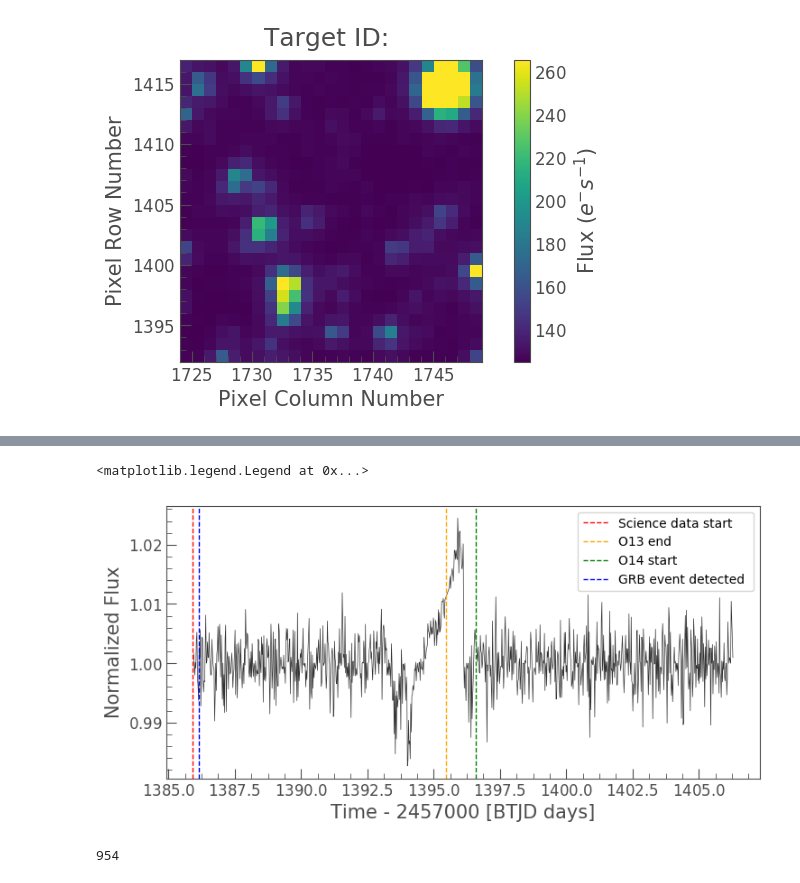
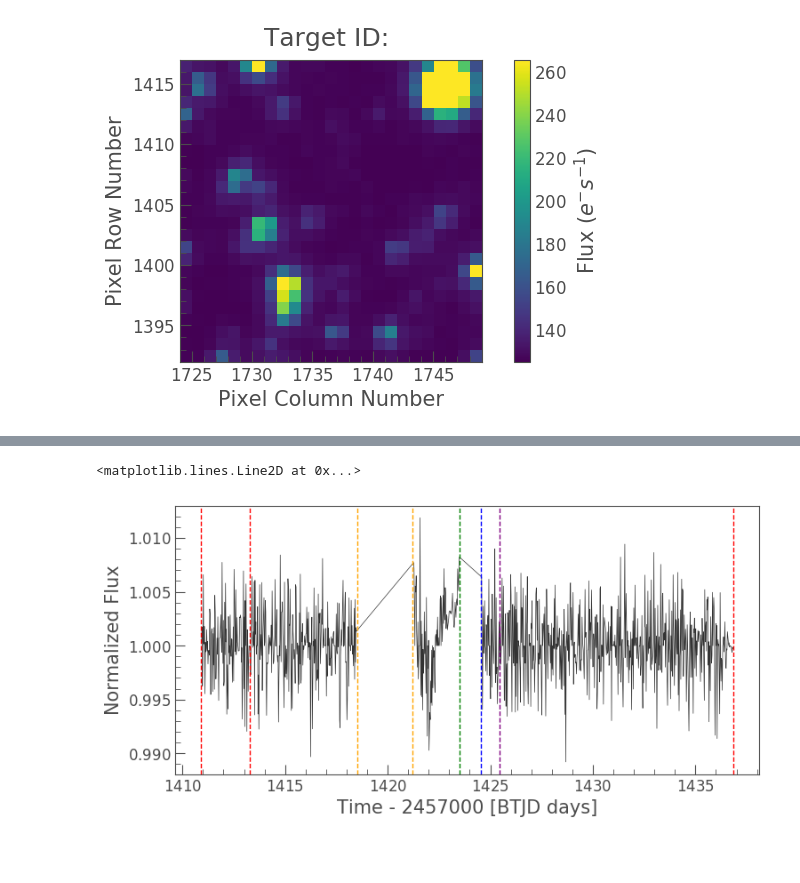
Before and after one commit to FGCUStellarResearch/GammaRayVisualizations, a Jupyter notebook: Lightkurve_sample.ipynb, the cells around one changed output, grey strips where cells are left out. Cells and saved outputs as stored; diff of their text form; code cells hidden in the pictures; blank space fills up the shorter version.

```diff
--- a/Lightkurve_sample.ipynb
+++ b/Lightkurve_sample.ipynb
@@ -141,7 +139,10 @@ for yLC in range(0,10):
 # %%
-target_aperature = np.zeros(s3_file.shape[1:], dtype=np.int)
-target_aperature[10:16,10:16] = 1
-targetLC = s3_file.to_lightcurve(aperture_mask=pixel.astype(bool)).flatten()
+target_aperature = np.zeros(s4_file.shape[1:], dtype=np.int)
+target_aperature[10,14] = 1
+target_aperature[11,14] = 1
+target_aperature[11,15] = 1
+target_aperature[11,16] = 1
+targetLC = s4_file.to_lightcurve(aperture_mask=pixel.astype(bool)).flatten()
 targetLC.plot()
 # %% [output]
 <matplotlib.axes._subplots.AxesSubplot at 0x...>
@@ -178,7 +179,16 @@ def ensemble(inputLC):
     return inputLC
 # %%
 targetLC = ensemble(targetLC)
-targetLC.flux = np.delete(targetLC.flux, np.where(targetLC.time>= 1406.29247), 0)
-targetLC.time = np.delete(targetLC.time, np.where(targetLC.time>= 1406.29247), 0)
-targetLC.flux = np.delete(targetLC.flux, np.where(targetLC.time<=1385.89663), 0)
-targetLC.time = np.delete(targetLC.time, np.where(targetLC.time<=1385.89663), 0)
+ax = targetLC.plot()
+print (len(targetLC.flux))
+print (len(targetLC.time))
+where = np.where(np.logical_and(targetLC.time>= 1418.5369, targetLC.time<= 1421.25))
+print (where)
+targetLC.flux = np.delete(targetLC.flux, where)
+print (len(targetLC.flux))
+targetLC.time = np.delete(targetLC.time, where)
+print (len(targetLC.time))
+#targetLC.time = np.delete(targetLC.time, np.where(np.all(targetLC.time>= 1418.5369 and targetLC.time<= 1424.5490), 0))
+
+#targetLC.flux = np.delete(targetLC.flux, np.where(targetLC.time<=1385.89663), 0)
+#targetLC.time = np.delete(targetLC.time, np.where(targetLC.time<=1385.89663), 0)
@@ -185,17 +202,21 @@ targetLC.time = np.delete(targetLC.time, np.where(targetLC.time<=1385.89663), 0)
 # %%
 
 ax = targetLC.plot()
 
-ax.axvline(x=1385.89663, linestyle='--', linewidth=1, label='Science data start', color='red')
-ax.axvline(x=1395.47997, linestyle='--', linewidth=1, label='O13 end', color = 'orange')
-ax.axvline(x=1396.60497, linestyle='--', linewidth=1, label='O14 start', color='green')
+ax.axvline(x=1410.8997, linestyle='--', linewidth=1, label='start', color='red')
+ax.axvline(x=1413.2647, linestyle='--', linewidth=1, label='Guidestar update', color='red')
+ax.axvline(x=1418.5369, linestyle='--', linewidth=1, label='"Anomaly"', color = 'orange')
+ax.axvline(x=1421.2117, linestyle='--', linewidth=1, label='data resume', color='orange')
+ax.axvline(x=1423.5089, linestyle='--', linewidth=1, label='O15 end', color='green')
+ax.axvline(x=1424.5490, linestyle='--', linewidth=1, label='O16 start', color='blue')
+ax.axvline(x=1436.8492, linestyle='--', linewidth=1, label='O16 end', color='red')
 
-ax.axvline(x=1386.15235, linestyle='--', linewidth=1, label='GRB event detected ', color='blue')
-ax.legend()
+ax.axvline(x=1425.43145, linestyle='--', linewidth=1, label='end of "event"', color='purple')
+# [472] = 1424.7439
+# [512] = 1425.5773
+
+#ax.axvline(x=1386.15235, linestyle='--', linewidth=1, label='GRB event detected ', color='blue')
+#ax.legend()
 # %% [output]
-<matplotlib.legend.Legend at 0x...>
+<matplotlib.lines.Line2D at 0x...>
-[figure, old version]
+[figure, new version]
-# %%
-len(targetLC.flux)
-# %% [output]
-954
```
Also changed, not shown: parts of 22 cells of this notebook, 2 other files.
